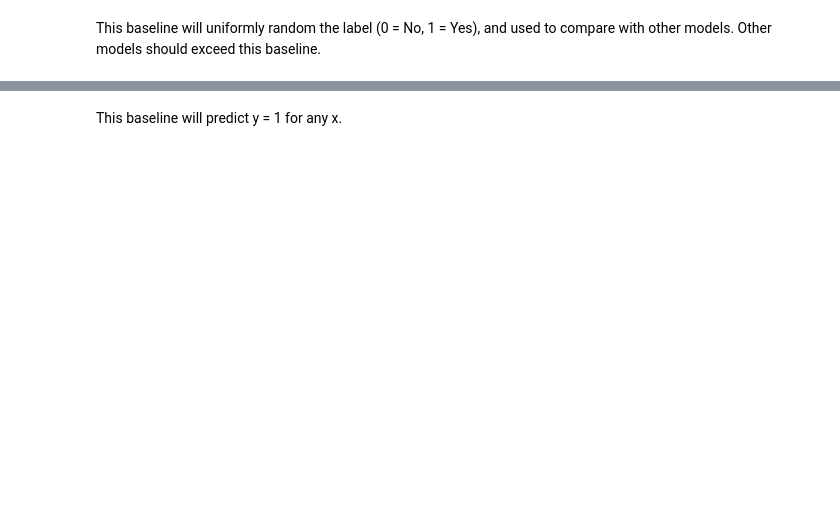
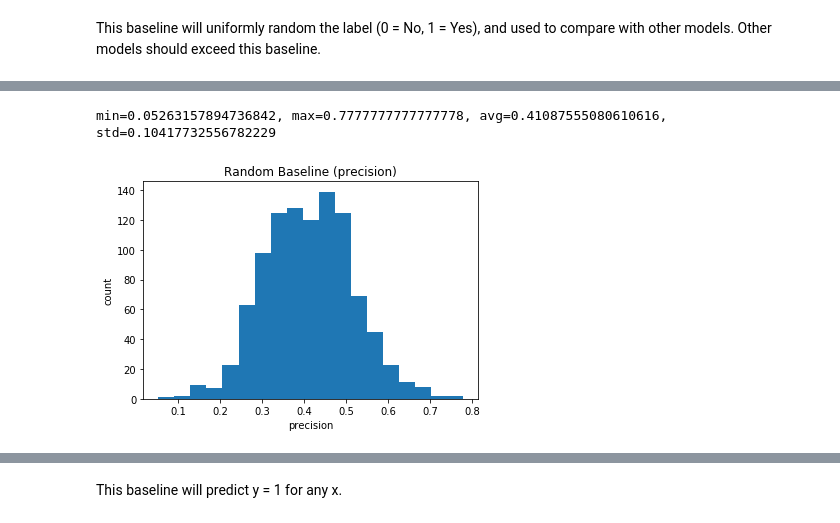
Before and after one commit to p-amonpitakpun/clock-drawing-dnn, a Jupyter notebook: Notebooks/Model Baseline.ipynb, the cells around one changed output, grey strips where cells are left out. Drawn from its saved outputs; the diff is of its cells as text; code cells hidden in the pictures; blank space fills up the shorter version.

```diff
--- a/Notebooks/Model Baseline.ipynb
+++ b/Notebooks/Model Baseline.ipynb
@@ -161,0 +54,9 @@ f1 score: 0.6666666666666666
+# %%
+plt.title('Random Baseline (precision)')
+plt.xlabel('precision')
+plt.ylabel('count')
+plt.hist(precs, bins=19)
+print('min={}, max={}, avg={}, std={}'.format(np.min(precs),np.max(precs),np.mean(precs),np.std(precs)))
+# %% [output]
+min=0.05263157894736842, max=0.7777777777777778, avg=0.41087555080610616, std=0.10417732556782229
+[figure, added]
```
Also changed, not shown: parts of 21 cells of this notebook.
